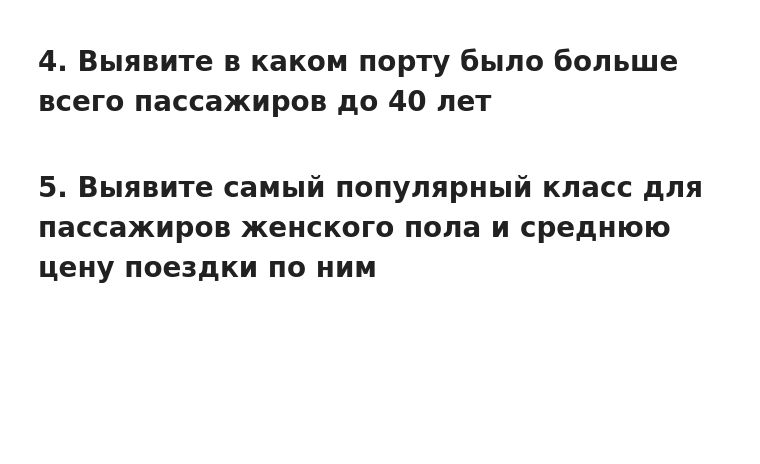
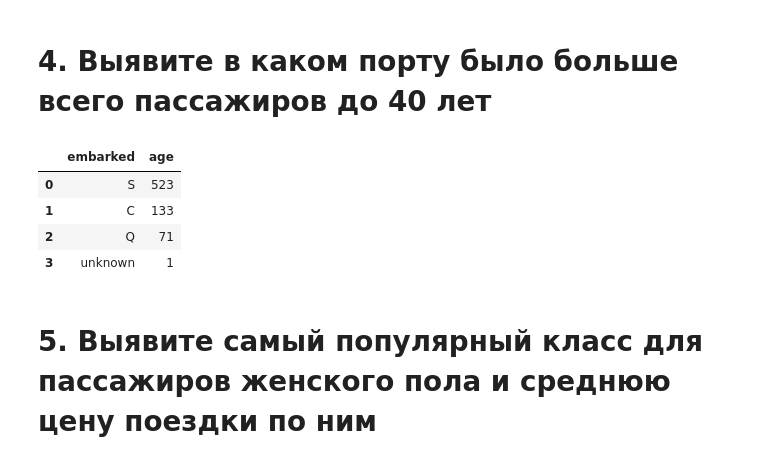
Before and after one commit to gleb-pan/data-analytics-decode, a Jupyter notebook: Исследовательская аналитика/submissions/Untitled.ipynb, the cells around one changed output. Cells and saved outputs as stored; diff of their text form; code cells hidden in the pictures; blank space fills up the shorter version.

```diff
--- a/Исследовательская аналитика/submissions/Untitled.ipynb
+++ b/Исследовательская аналитика/submissions/Untitled.ipynb
@@ -212,4 +216,12 @@ age_counts
 # %% [markdown]
 # 4. Выявите в каком порту было больше всего пассажиров до 40 лет
+# %%
+df[df['age'] < 40].groupby('embarked').agg({'age': 'count'}).sort_values(by='age', ascending=False).reset_index()
+# %% [output]
+|  | embarked | age |
+| 0 | S | 523 |
+| 1 | C | 133 |
+| 2 | Q | 71 |
+| 3 | unknown | 1 |
 # %% [markdown]
 # 5. Выявите самый популярный класс для пассажиров женского пола и среднюю цену поездки по ним
```
Also changed, not shown: parts of 7 cells of this notebook.
